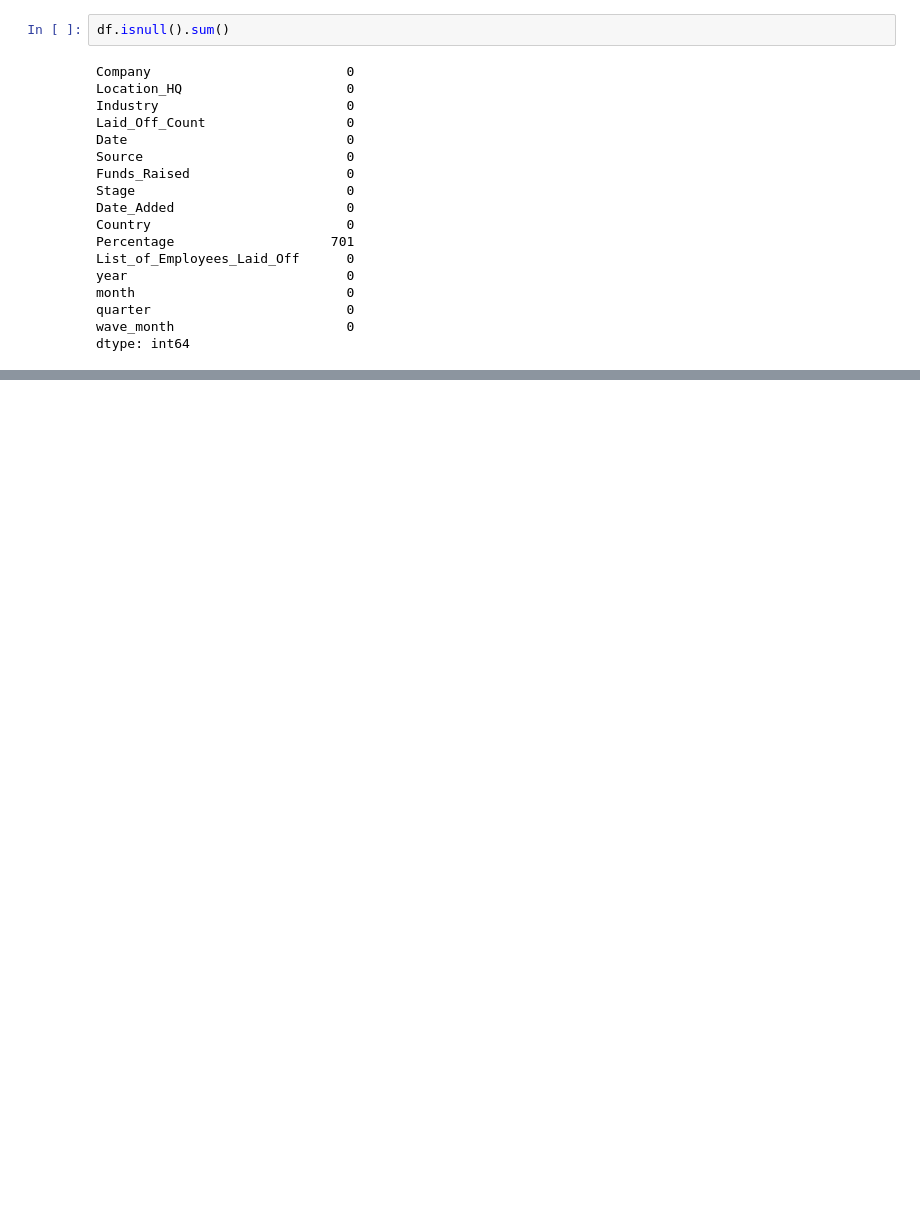
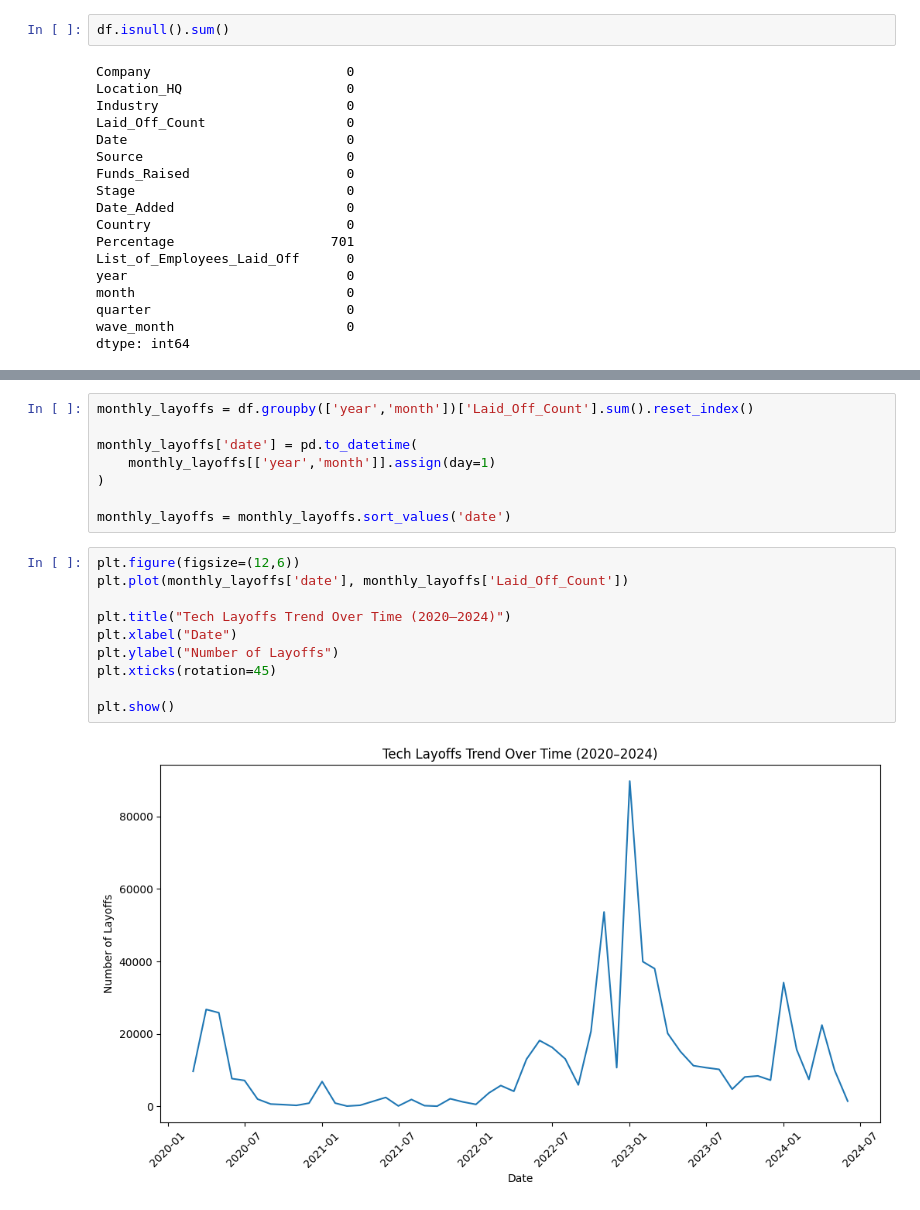
Before and after one commit to riddhikale/Tech-Layoffs, a Jupyter notebook: notebooks/eda.ipynb, the cells around one changed output, grey strips where cells are left out. Cells and saved outputs as stored; diff of their text form; blank space fills up the shorter version.

Commit message:
add monthly layoffs trend analysis using time-series aggregation

```diff
--- a/notebooks/eda.ipynb
+++ b/notebooks/eda.ipynb
@@ -123,3 +124,23 @@ df.head()
 | 2 | Aleph Farms | Tel Aviv | Food | 30.0 | 2024-06-05 | https://www.calcalistech.com/ctec... | 119.0 | Unknown | 2024-06-05 23:13:43 | ... |
 | 3 | MoonPay | Dover | Crypto | 30.0 | 2024-06-05 | https://www.theblock.co/post/2986... | 651.0 | Unknown | 2024-06-05 23:12:47 | ... |
 | 5 | Microsoft | Seattle | Other | 1000.0 | 2024-06-03 | https://www.theverge.com/2024/6/3... | 1.0 | Post-IPO | 2024-06-03 20:27:12 | ... |
+# %%
+monthly_layoffs = df.groupby(['year','month'])['Laid_Off_Count'].sum().reset_index()
+
+monthly_layoffs['date'] = pd.to_datetime(
+    monthly_layoffs[['year','month']].assign(day=1)
+)
+
+monthly_layoffs = monthly_layoffs.sort_values('date')
+# %%
+plt.figure(figsize=(12,6))
+plt.plot(monthly_layoffs['date'], monthly_layoffs['Laid_Off_Count'])
+
+plt.title("Tech Layoffs Trend Over Time (2020–2024)")
+plt.xlabel("Date")
+plt.ylabel("Number of Layoffs")
+plt.xticks(rotation=45)
+
+plt.show()
+# %% [output]
+[figure, added]
```
Also changed, not shown: parts of 2 cells of this notebook.
